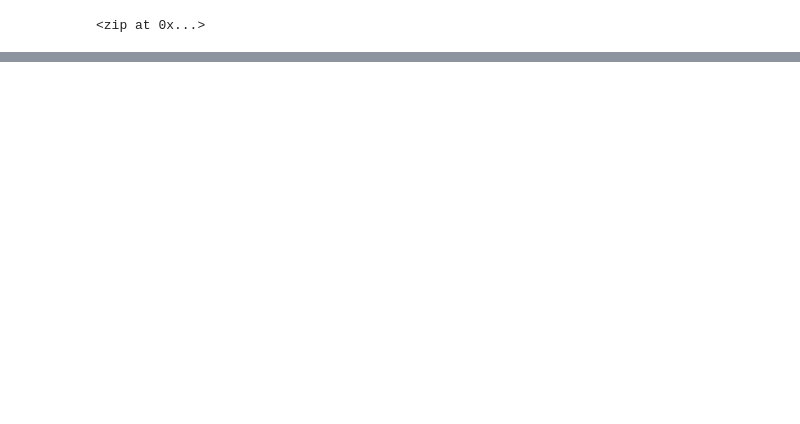
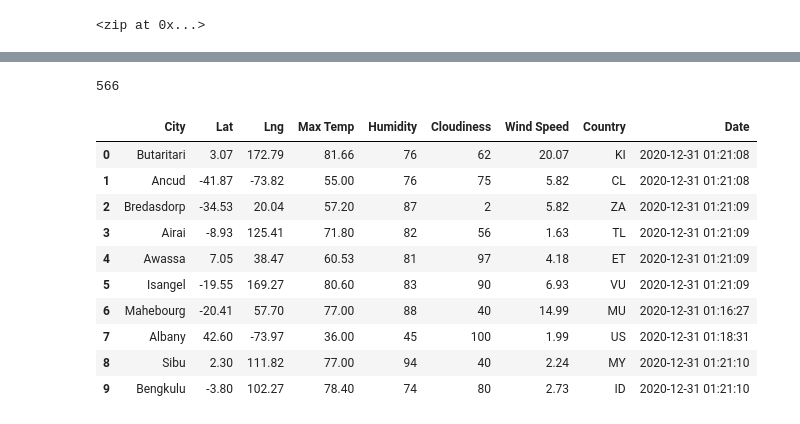
Before and after one commit to Simmonsj10/World_Weather_Analysis, a Jupyter notebook: WeatherPy.ipynb, the cells around one changed output, grey strips where cells are left out. Saved outputs shown, nothing was run; the diff lists cells and outputs as text; code cells hidden in the pictures; blank space fills up the shorter version.

Commit message:
adding updated API call and output data file.

```diff
--- a/WeatherPy.ipynb
+++ b/WeatherPy.ipynb
@@ -38,0 +44,3 @@ AttributeError: 'list' object has no attribute 'head'
+# %%
+# Starting URL for Weather Map API Call.
+url = "http://api.openweathermap.org/data/2.5/weather?units=Imperial&APPID=" + weather_api_key
@@ -38,0 +125,20 @@ AttributeError: 'list' object has no attribute 'head'
+# %%
+len(city_data)
+# %% [output]
+566
+# %%
+# Convert the array of dictionaries to a Pandas DataFrame.
+city_data_df = pd.DataFrame(city_data)
+city_data_df.head(10)
+# %% [output]
+|  | City | Lat | Lng | Max Temp | Humidity | Cloudiness | Wind Speed | Country | Date |
+| 0 | Butaritari | 3.07 | 172.79 | 81.66 | 76 | 62 | 20.07 | KI | 2020-12-31 01:21:08 |
+| 1 | Ancud | -41.87 | -73.82 | 55.00 | 76 | 75 | 5.82 | CL | 2020-12-31 01:21:08 |
+| 2 | Bredasdorp | -34.53 | 20.04 | 57.20 | 87 | 2 | 5.82 | ZA | 2020-12-31 01:21:09 |
+| 3 | Airai | -8.93 | 125.41 | 71.80 | 82 | 56 | 1.63 | TL | 2020-12-31 01:21:09 |
+| 4 | Awassa | 7.05 | 38.47 | 60.53 | 81 | 97 | 4.18 | ET | 2020-12-31 01:21:09 |
+| 5 | Isangel | -19.55 | 169.27 | 80.60 | 83 | 90 | 6.93 | VU | 2020-12-31 01:21:09 |
+| 6 | Mahebourg | -20.41 | 57.70 | 77.00 | 88 | 40 | 14.99 | MU | 2020-12-31 01:16:27 |
+| 7 | Albany | 42.60 | -73.97 | 36.00 | 45 | 100 | 1.99 | US | 2020-12-31 01:18:31 |
+| 8 | Sibu | 2.30 | 111.82 | 77.00 | 94 | 40 | 2.24 | MY | 2020-12-31 01:21:10 |
+| 9 | Bengkulu | -3.80 | 102.27 | 78.40 | 74 | 80 | 2.73 | ID | 2020-12-31 01:21:10 |
```
Also changed, not shown: parts of 7 cells of this notebook, 1 other file.
